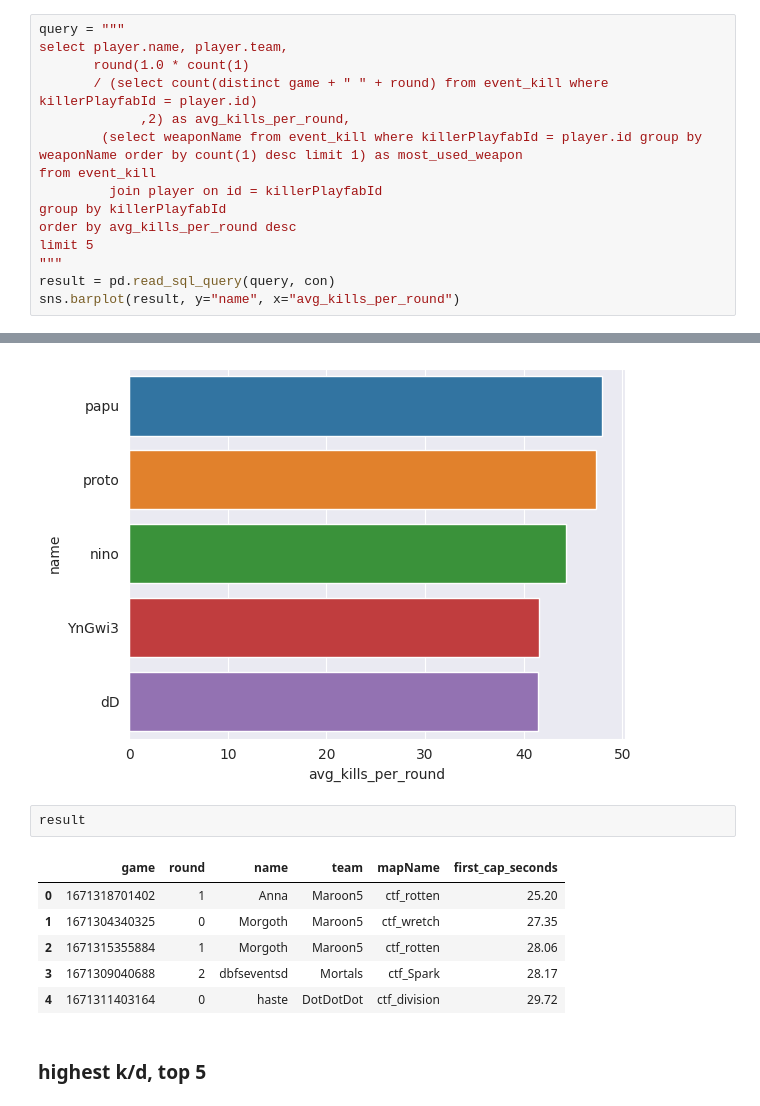
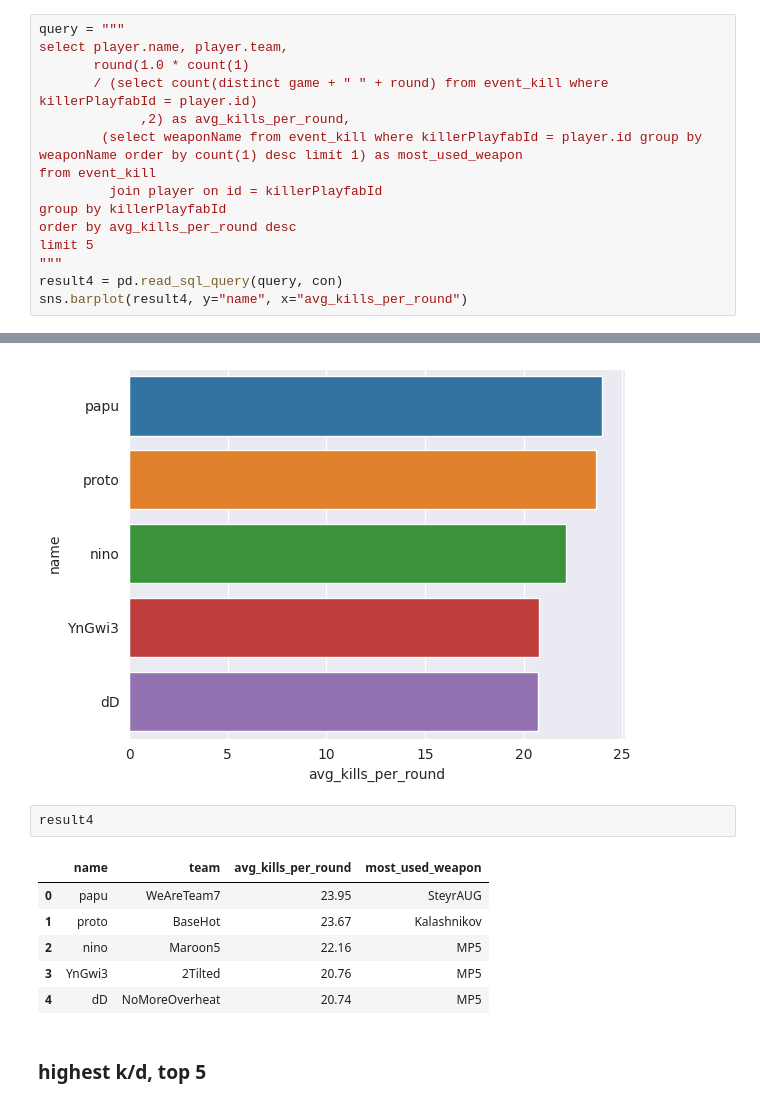
Before and after one commit to s2vndl/s2_1st_tournament_stats, a Jupyter notebook: s2_stats.ipynb, the cells around one changed output, grey strips where cells are left out. Saved outputs shown, nothing was run; the diff lists cells and outputs as text.

```diff
--- a/s2_stats.ipynb
+++ b/s2_stats.ipynb
@@ -194,20 +192,20 @@ group by killerPlayfabId
 order by avg_kills_per_round desc
 limit 5
 """
-result = pd.read_sql_query(query, con)
-sns.barplot(result, y="name", x="avg_kills_per_round")
+result4 = pd.read_sql_query(query, con)
+sns.barplot(result4, y="name", x="avg_kills_per_round")
 # %% [output]
 <AxesSubplot: xlabel='avg_kills_per_round', ylabel='name'>
 [figure]
-# %%
-result
-# %% [output]
-|  | game | round | name | team | mapName | first_cap_seconds |
-| 0 | 1671318701402 | 1 | Anna | Maroon5 | ctf_rotten | 25.20 |
-| 1 | 1671304340325 | 0 | Morgoth | Maroon5 | ctf_wretch | 27.35 |
-| 2 | 1671315355884 | 1 | Morgoth | Maroon5 | ctf_rotten | 28.06 |
-| 3 | 1671309040688 | 2 | dbfseventsd | Mortals | ctf_Spark | 28.17 |
-| 4 | 1671311403164 | 0 | haste | DotDotDot | ctf_division | 29.72 |
+# %%
+result4
+# %% [output]
+|  | name | team | avg_kills_per_round | most_used_weapon |
+| 0 | papu | WeAreTeam7 | 23.95 | SteyrAUG |
+| 1 | proto | BaseHot | 23.67 | Kalashnikov |
+| 2 | nino | Maroon5 | 22.16 | MP5 |
+| 3 | YnGwi3 | 2Tilted | 20.76 | MP5 |
+| 4 | dD | NoMoreOverheat | 20.74 | MP5 |
 # %% [markdown]
 ### highest k/d, top 5
 # %%
```
Also changed, not shown: parts of 21 cells of this notebook.
